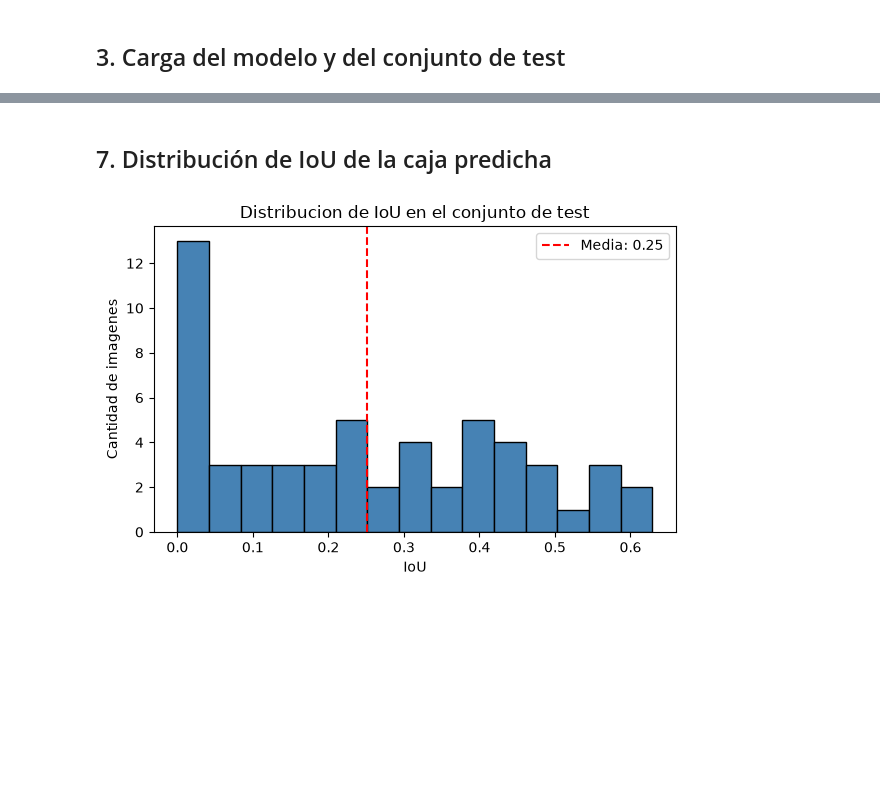
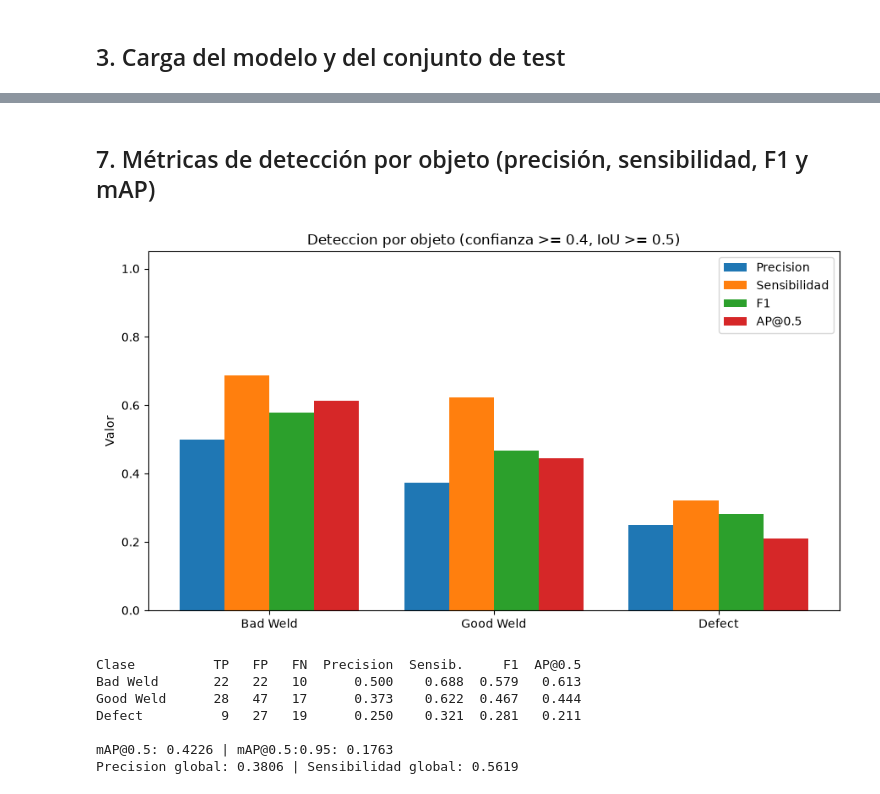
Before and after one commit to LuisPablo54/XYRON_VISION, a Jupyter notebook: src/evaluation/testting.ipynb, the cells around one changed output, grey strips where cells are left out. Drawn from its saved outputs; the diff is of its cells as text; code cells hidden in the pictures; blank space fills up the shorter version.

```diff
--- a/src/evaluation/testting.ipynb
+++ b/src/evaluation/testting.ipynb
@@ -44,14 +50,20 @@ from src.training.trainer import iou_cajas, obtener_dispositivo
 # Parametros de configuracion
 
 RUTA_DATOS_TEST = RAIZ_PROYECTO / 'data_1' / 'test'
-RUTA_CHECKPOINT = RAIZ_PROYECTO / 'checkpoints' / 'xyron_mnv2.pt'
+RUTA_CHECKPOINT = RAIZ_PROYECTO / 'checkpoints' / 'xyron_mnv2_fpn.pt'
 IMG_SIZE = 640
 NUM_CLASES = 3
 NOMBRES_CLASES = ['Bad Weld', 'Good Weld', 'Defect']
 UMBRAL_CLASE = 0.5
+UMBRAL_CONFIANZA = 0.4
+UMBRAL_CONFIANZA_MAP = 0.01
+UMBRAL_IOU_NMS = 0.5
+UMBRAL_IOU_EMPAREJAMIENTO = 0.5
+UMBRALES_BARRIDO = [0.2, 0.3, 0.4, 0.5, 0.6, 0.7, 0.8]
 CANTIDAD_EJEMPLOS = 9
 SEMILLA = 42
 BATCH_SIZE_TEST = 8
+REPETICIONES_TIEMPO = 50
 
 MEDIA_IMAGENET = np.array([0.485, 0.456, 0.406])
 DESVIACION_IMAGENET = np.array([0.229, 0.224, 0.225])
@@ -87,35 +99,34 @@ def etiquetas_texto(vector, nombres_clases, umbral):
 # %%
 @torch.no_grad()
 def correr_inferencia(modelo, cargador, dispositivo):
-    """Recorro el cargador de test y devuelvo las imagenes desnormalizadas junto con clases y cajas reales y predichas."""
+    """Recorro el cargador de test y devuelvo las imagenes desnormalizadas, las clases de imagen reales y predichas, y todas las cajas reales y detectadas."""
     modelo.eval()
     imagenes_lista = []
     clases_reales = []
     clases_predichas = []
-    cajas_reales = []
-    cajas_predichas = []
-    mascaras = []
+    predicciones = []
+    reales = []
 
-    for imagenes, vector_clases, cajas, mascara in cargador:
+    for imagenes, vector_clases, _, _, cajas, clases in cargador:
         imagenes = imagenes.to(dispositivo)
-        salida_clase, salida_caja = modelo(imagenes)
-        probabilidades = torch.sigmoid(salida_clase).cpu()
+        salida_clase, salida_confianza, salida_centralidad, salida_caja = modelo(imagenes)
 
         for indice in range(imagenes.size(0)):
             imagenes_lista.append(desnormalizar_imagen(imagenes[indice]))
 
         clases_reales.append(vector_clases)
-        clases_predichas.append(probabilidades)
-        cajas_reales.append(cajas)
-        cajas_predichas.append(salida_caja.cpu())
-        mascaras.append(mascara)
+        clases_predichas.append(torch.sigmoid(salida_clase).cpu())
+        detecciones = postprocesar(
+            salida_confianza, salida_centralidad, salida_caja, IMG_SIZE, UMBRAL_CONFIANZA_MAP, UMBRAL_IOU_NMS
+        )
+        predicciones += [{clave: valor.cpu() for clave, valor in deteccion.items()} for deteccion in detecciones]
+        reales += [{'cajas': caja, 'clases': clase} for caja, clase in zip(cajas, clases)]
 
     return (
         imagenes_lista,
         torch.cat(clases_reales).numpy(),
         torch.cat(clases_predichas).numpy(),
-        torch.cat(cajas_reales).numpy(),
-        torch.cat(cajas_predichas).numpy(),
-        torch.cat(mascaras).numpy(),
+        predicciones,
+        reales,
     )
 # %%
@@ -224,8 +299,8 @@ def graficar_distribucion_iou(cajas_reales, cajas_predichas, mascaras):
 # %%
 dispositivo = obtener_dispositivo()
 
-dataset_test = DatasetSoldadura(str(RUTA_DATOS_TEST), NUM_CLASES, get_val_transforms(IMG_SIZE))
-cargador_test = DataLoader(dataset_test, batch_size=BATCH_SIZE_TEST, shuffle=False)
+dataset_test = DatasetSoldadura(str(RUTA_DATOS_TEST), NUM_CLASES, get_val_transforms(IMG_SIZE), IMG_SIZE)
+cargador_test = DataLoader(dataset_test, batch_size=BATCH_SIZE_TEST, shuffle=False, collate_fn=agrupar_lote)
 
 modelo = XyronMobileNetV2(NUM_CLASES).to(dispositivo)
 epoca, metricas_entrenamiento = cargar_modelo(modelo, None, str(RUTA_CHECKPOINT), dispositivo)
@@ -239,6 +314,6 @@ Checkpoint de la epoca 3 | metricas de validacion guardadas: {'perdida_validacio
 Imagenes de test: 56
 # %%
-imagenes, clases_reales, clases_predichas, cajas_reales, cajas_predichas, mascaras = correr_inferencia(
+imagenes, clases_reales, clases_predichas, predicciones, reales = correr_inferencia(
     modelo, cargador_test, dispositivo
 )
 # %% [markdown]
@@ -279,6 +352,14 @@ weighted avg       0.73      0.83      0.77        81
 # %% [markdown]
-## 7. Distribución de IoU de la caja predicha
+## 7. Métricas de detección por objeto (precisión, sensibilidad, F1 y mAP)
 # %%
-graficar_distribucion_iou(cajas_reales, cajas_predichas, mascaras)
+metricas_deteccion = evaluar_detecciones(predicciones, reales, NUM_CLASES, UMBRAL_CONFIANZA)
+graficar_metricas_deteccion(metricas_deteccion, NOMBRES_CLASES)
 # %% [output]
-[figure, old version]
+[figure, new version]
+Clase          TP   FP   FN  Precision  Sensib.     F1  AP@0.5
+Bad Weld       22   22   10      0.500    0.688  0.579   0.613
+Good Weld      28   47   17      0.373    0.622  0.467   0.444
+Defect          9   27   19      0.250    0.321  0.281   0.211
+
+mAP@0.5: 0.4226 | mAP@0.5:0.95: 0.1763
+Precision global: 0.3806 | Sensibilidad global: 0.5619
```
Also changed, not shown: parts of 19 cells of this notebook, 6 other files.
